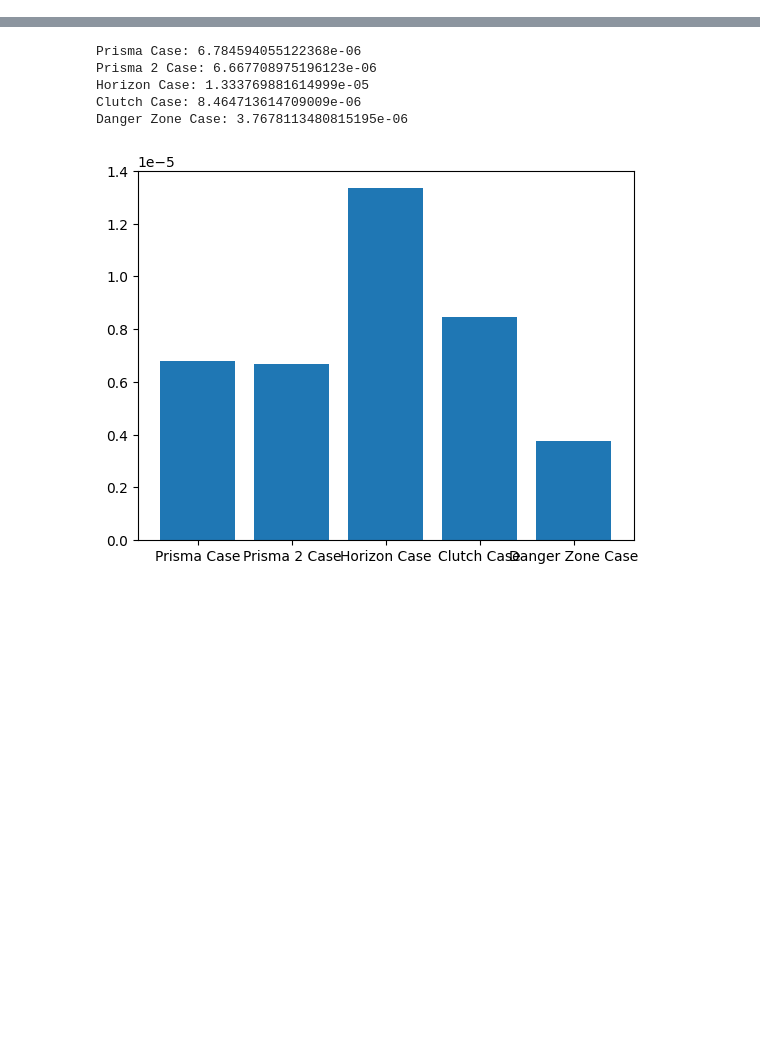
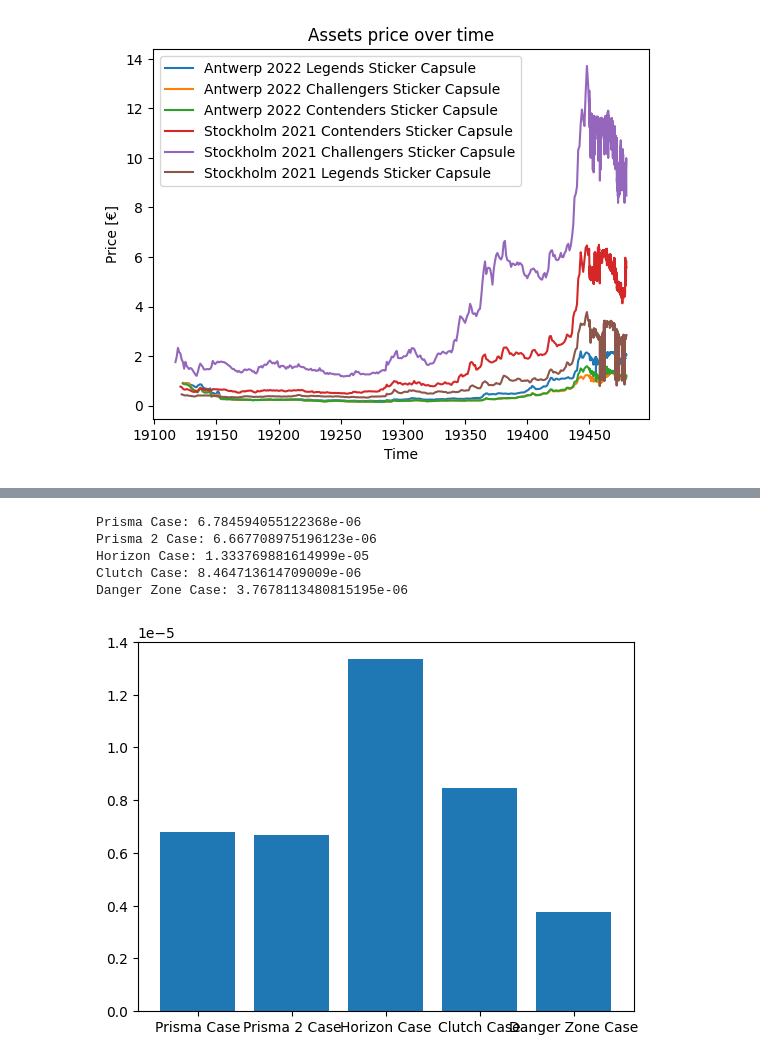
Before and after one commit to wilhelmagren/bmrf, a Jupyter notebook: investments.ipynb, the cells around one changed output, grey strips where cells are left out. Saved outputs shown, nothing was run; the diff lists cells and outputs as text; code cells hidden in the pictures; blank space fills up the shorter version.

```diff
--- a/investments.ipynb
+++ b/investments.ipynb
@@ -80,0 +128,11 @@ plt.show()
+# %%
+for asset in assets:
+    plt.plot(mod_dataset[asset]['ntime'], mod_dataset[asset]['price'], label=asset)
+
+plt.title('Assets price over time')
+plt.ylabel('Price [€]')
+plt.xlabel('Time')
+plt.legend(loc='best')
+plt.show()
+# %% [output]
+[figure, added]
```
Also changed, not shown: parts of 10 cells of this notebook.
